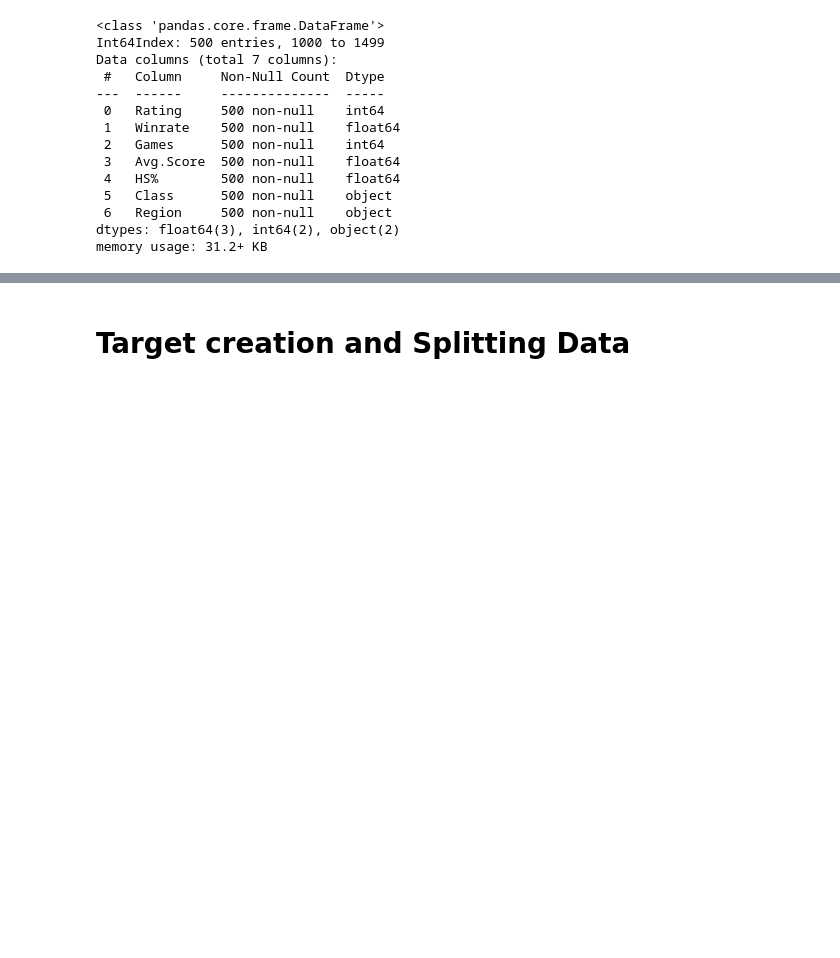
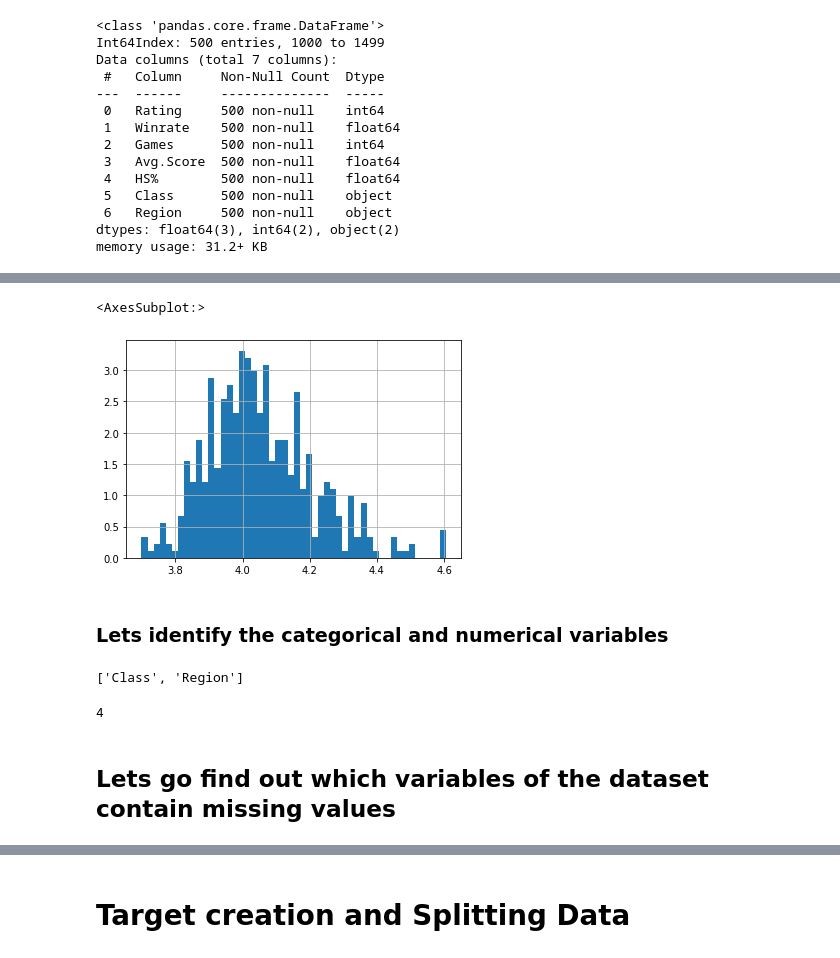
Before and after one commit to ericyeonpark/valorant-top500-analysis, a Jupyter notebook: notebooks/Valorant_Top_500_analysis.ipynb, the cells around one changed output, grey strips where cells are left out. Saved outputs shown, nothing was run; the diff lists cells and outputs as text; code cells hidden in the pictures; blank space fills up the shorter version.

```diff
--- a/notebooks/Valorant_Top_500_analysis.ipynb
+++ b/notebooks/Valorant_Top_500_analysis.ipynb
@@ -89,0 +111,16 @@ memory usage: 31.2+ KB
+# %%
+np.log(df['Winrate']).hist(bins=50, density=True)
+# %% [output]
+<AxesSubplot:>
+[figure, added]
+# %% [markdown]
+### Lets identify the categorical and numerical variables
+# %%
+# let's identify the categorical variables
+# we will capture those of type *object*
+
+cat_vars = [var for var in df.columns if df[var].dtype == 'O']
+
+print(cat_vars)
+# %% [output]
+['Class', 'Region']
@@ -89,0 +130,13 @@ memory usage: 31.2+ KB
+# %%
+# now let's identify the numerical variables
+
+num_vars = [
+    var for var in df.columns if var not in cat_vars and var != 'Winrate'
+]
+
+# number of numerical variables
+len(num_vars)
+# %% [output]
+4
+# %% [markdown]
+## Lets go find out which variables of the dataset contain missing values
```
Also changed, not shown: parts of 12 cells of this notebook.
